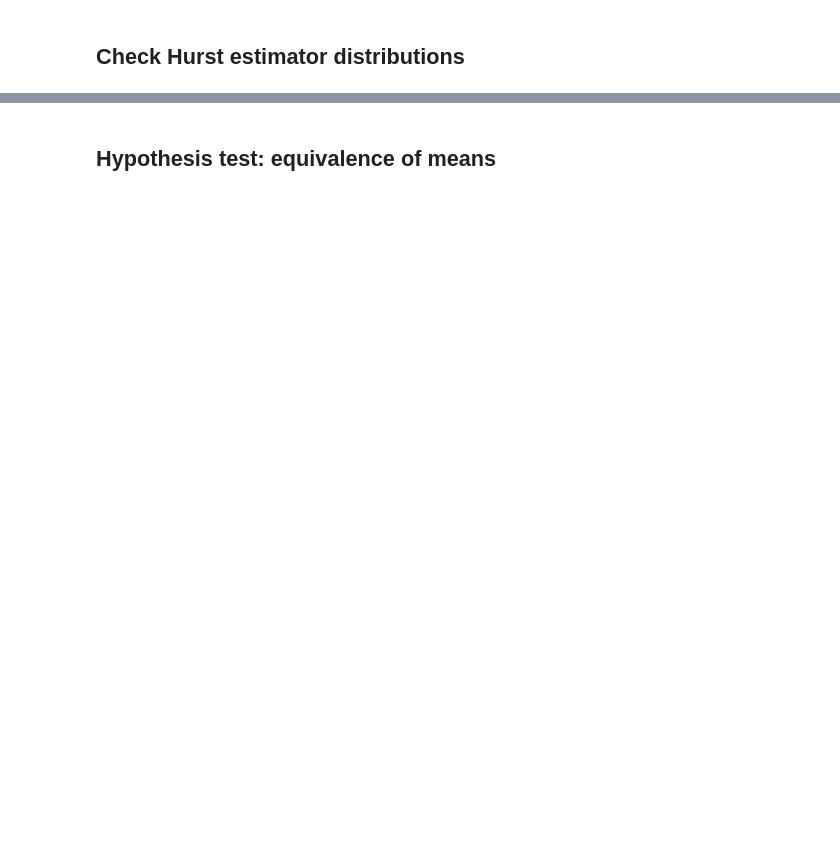
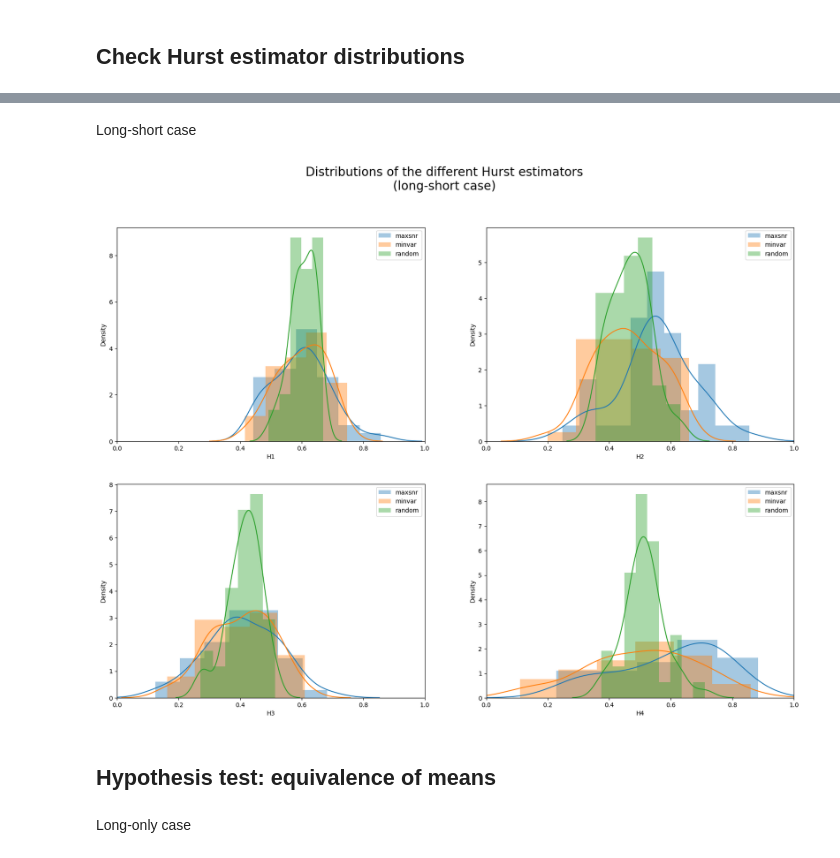
Before and after one commit to adam-zlatniczki/max_snr_portfolio, a Jupyter notebook: python/max_snr_portfolio_analysis.ipynb, the cells around one changed output, grey strips where cells are left out. Drawn from its saved outputs; the diff is of its cells as text; code cells hidden in the pictures; blank space fills up the shorter version.

```diff
--- a/python/max_snr_portfolio_analysis.ipynb
+++ b/python/max_snr_portfolio_analysis.ipynb
@@ -174,16 +211,20 @@ for j in range(len(hurst_estimators)):
+# %% [markdown]
+Long-short case
 # %%
 mask = results_df.longonly == False
 
 fig, axes = plt.subplots(2, 2, figsize=(20, 14))
-fig.suptitle("Distributions of the different Hurst estimators", fontsize=20)
+fig.suptitle("Distributions of the different Hurst estimators\n(long-short case)", fontsize=20)
 
 for j in range(len(hurst_estimators)):
     for i in range(len(portfolios)):
         ax = axes[j // 2][j % 2]
         sb.distplot(results_df[~longonly][hurst_estimators[j]+"_"+portfolios[i]], kde=True, label=portfolios[i], ax=ax)
         ax.set_xlabel(hurst_estimators[j])
         ax.legend(loc="upper right")
         ax.set_xlim(0.0, 1.0)
+# %% [output]
+[figure, added]
 # %% [markdown]
 ## Hypothesis test: equivalence of means
 # %%
@@ -192,3 +233,5 @@ for j in range(len(hurst_estimators)):
+# %% [markdown]
+Long-only case
 # %%
 index = []
 data = []
```
Also changed, not shown: parts of 16 cells of this notebook, 1 other file.
